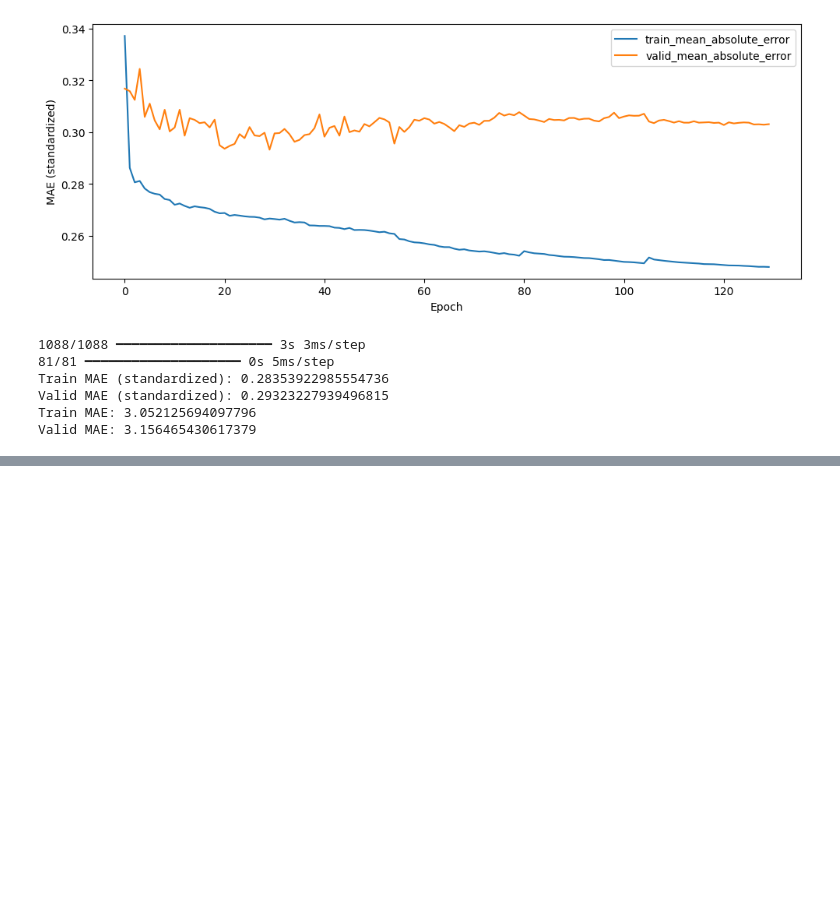
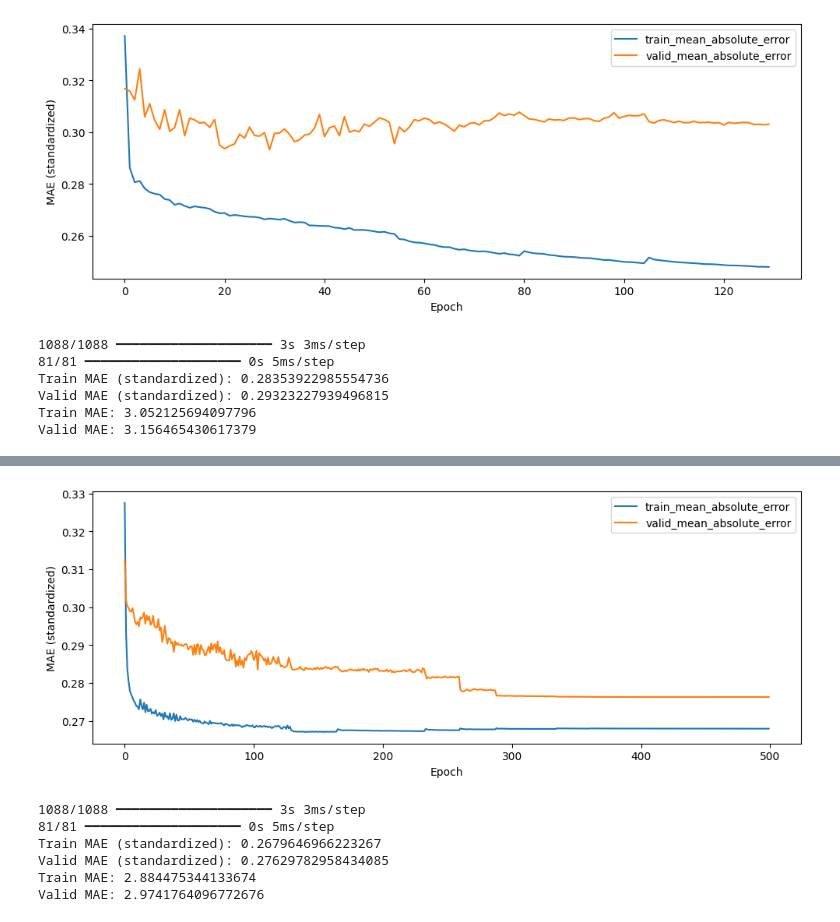
Before and after one commit to antbartash/max_temp, a Jupyter notebook: neural_networks/2.1.cnn_baseline.ipynb, the cells around one changed output, grey strips where cells are left out. Drawn from its saved outputs; the diff is of its cells as text; code cells hidden in the pictures; blank space fills up the shorter version.

```diff
--- a/neural_networks/2.1.cnn_baseline.ipynb
+++ b/neural_networks/2.1.cnn_baseline.ipynb
@@ -703,0 +706,36 @@ Valid MAE: 3.156465430617379
+# %%
+INPUT_SHAPE = (14, 3, )
+
+# tensorboard callback
+logdir = os.path.join("logs", datetime.datetime.now().strftime("%Y%m%d-%H%M%S"))
+tensorboard_callback = tf.keras.callbacks.TensorBoard(logdir, histogram_freq=1)
+
+# early stopping callback
+early_stopping_callback = tf.keras.callbacks.EarlyStopping(
+    patience=100, restore_best_weights=True
+)
+
+# lr scheduler
+lr_scheduler_callback = tf.keras.callbacks.ReduceLROnPlateau(
+    monitor='val_loss', factor=0.5, patience=25
+)
+
+
+model = tf.keras.models.Sequential([
+    tf.keras.layers.Input(shape=INPUT_SHAPE),
+    tf.keras.layers.Reshape((14, 3, 1,)),
+    tf.keras.layers.Conv2D(filters=4, kernel_size=(14, 3), activation='relu'),
+    tf.keras.layers.Flatten(),
+    tf.keras.layers.Dense(512, activation='gelu'),
+    tf.keras.layers.Dense(1, activation='linear')
+])
+optimizer = tf.keras.optimizers.Nadam(learning_rate=0.001)
+model.compile(loss='mean_absolute_error', optimizer=optimizer,
+              metrics=['mean_squared_error'])
+
+history = model.fit(
+    train_ds_repeat, epochs=500, validation_data=valid_ds_repeat,
+    steps_per_epoch=train_num_batches, validation_steps=valid_num_batches,
+    callbacks=[tensorboard_callback, early_stopping_callback, lr_scheduler_callback],
+    verbose=2
+)
@@ -703,0 +760,30 @@ Valid MAE: 3.156465430617379
+# %%
+fig, ax = plt.subplots(figsize=(10, 4))
+ax.plot(history.history['loss'], label='train_mean_absolute_error')
+ax.plot(history.history['val_loss'], label='valid_mean_absolute_error')
+ax.set_ylabel('MAE (standardized)')
+ax.set_xlabel('Epoch')
+plt.legend()
+plt.tight_layout()
+plt.show()
+# %% [output]
+[figure, added]
+# %%
+y_train = np.concatenate([targets.numpy().reshape(-1) for _, targets in train_ds_repeat.take(train_num_batches)]).reshape(-1, 1)
+y_valid = np.concatenate([targets.numpy().reshape(-1) for _, targets in valid_ds_repeat.take(valid_num_batches)]).reshape(-1, 1)
+
+y_train_pred = model.predict(train_ds, steps=train_num_batches)
+y_valid_pred = model.predict(valid_ds, steps=valid_num_batches)
+
+print(f'Train MAE (standardized): {mean_absolute_error(y_train, y_train_pred)}')
+print(f'Valid MAE (standardized): {mean_absolute_error(y_valid, y_valid_pred)}')
+
+print(f'Train MAE: {mean_absolute_error(tmax_inverse_transform(y_train), tmax_inverse_transform(y_train_pred))}')
+print(f'Valid MAE: {mean_absolute_error(tmax_inverse_transform(y_valid), tmax_inverse_transform(y_valid_pred))}')
+# %% [output]
+1088/1088 ━━━━━━━━━━━━━━━━━━━━ 3s 3ms/step
+81/81 ━━━━━━━━━━━━━━━━━━━━ 0s 5ms/step
+Train MAE (standardized): 0.2679646966223267
+Valid MAE (standardized): 0.27629782958434085
+Train MAE: 2.884475344133674
+Valid MAE: 2.9741764096772676
```
Also changed, not shown: parts of 2 cells of this notebook.
